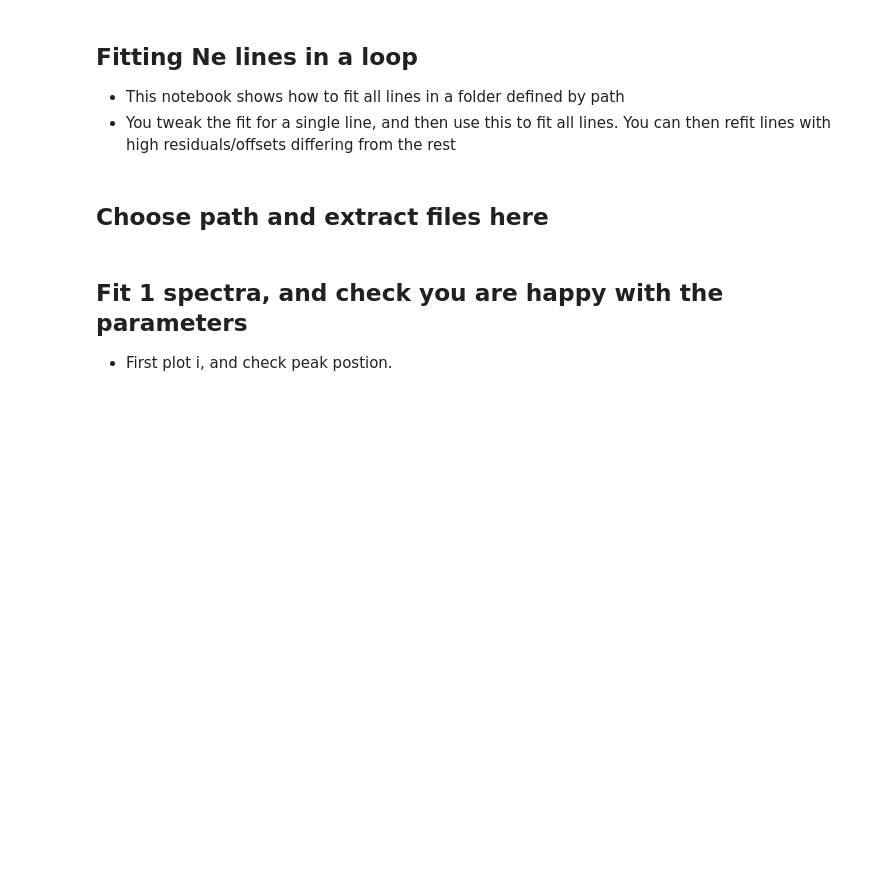
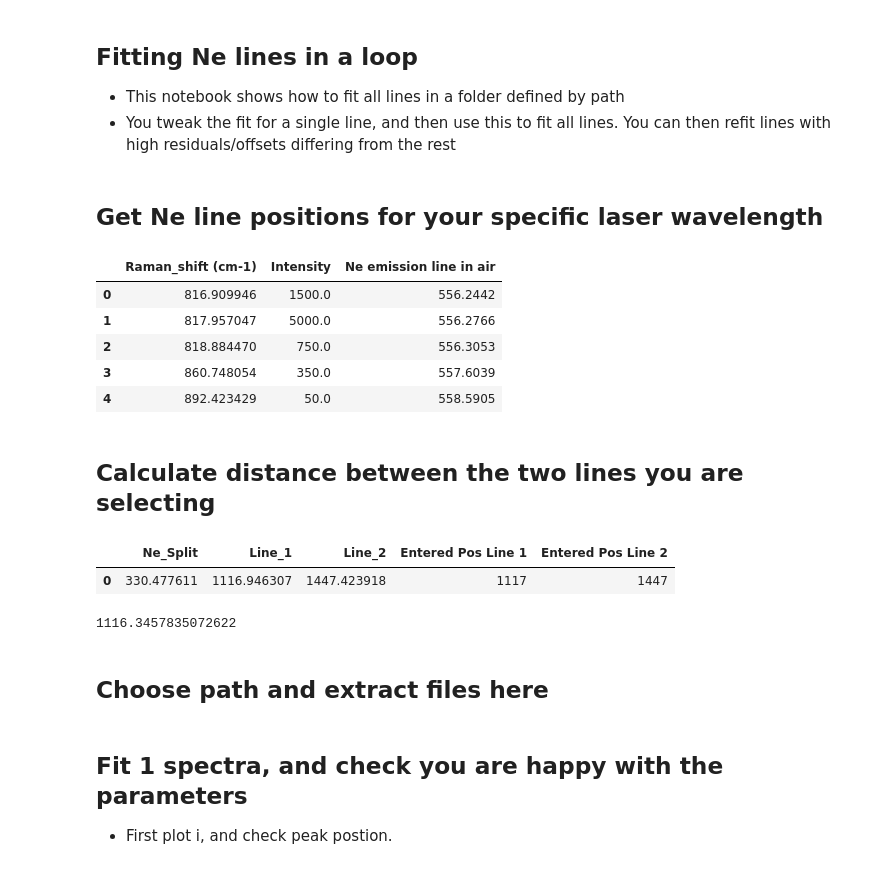
Before and after one commit to PennyWieser/DiadFit, a Jupyter notebook: docs/Examples/Ne_Line_Fitting/Ne_Line_Fitting_Loop_headlesstxt.ipynb, the cells around one changed output. Saved outputs shown, nothing was run; the diff lists cells and outputs as text; code cells hidden in the pictures; blank space fills up the shorter version.

```diff
--- a/docs/Examples/Ne_Line_Fitting/Ne_Line_Fitting_Loop_headlesstxt.ipynb
+++ b/docs/Examples/Ne_Line_Fitting/Ne_Line_Fitting_Loop_headlesstxt.ipynb
@@ -7,3 +7,17 @@ import numpy as np
 import pandas as pd
 import matplotlib.pyplot as plt
 import DiadFit as pf
+# %% [markdown]
+## Get Ne line positions for your specific laser wavelength
+# %%
+df_Ne=pf.calculate_Ne_line_positions(wavelength=532.067)
+df_Ne.head()
+# %% [output]
+|  | Raman_shift (cm-1) | Intensity | Ne emission line in air |
+| 0 | 816.909946 | 1500.0 | 556.2442 |
+| 1 | 817.957047 | 5000.0 | 556.2766 |
+| 2 | 818.884470 | 750.0 | 556.3053 |
+| 3 | 860.748054 | 350.0 | 557.6039 |
+| 4 | 892.423429 | 50.0 | 558.5905 |
+# %% [markdown]
+## Calculate distance between the two lines you are selecting
@@ -9,0 +26,5 @@ import DiadFit as pf
+# %%
+ideal_split
+# %% [output]
+|  | Ne_Split | Line_1 | Line_2 | Entered Pos Line 1 | Entered Pos Line 2 |
+| 0 | 330.477611 | 1116.946307 | 1447.423918 | 1117 | 1447 |
@@ -10,3 +39,7 @@ import DiadFit as pf
+# %%
+d.loc['Raman_shift (cm-1)']
+# %% [output]
+1116.3457835072622
 # %% [markdown]
 ## Choose path and extract files here
 # %%
```
Also changed, not shown: parts of 7 cells of this notebook, 27 other files.
